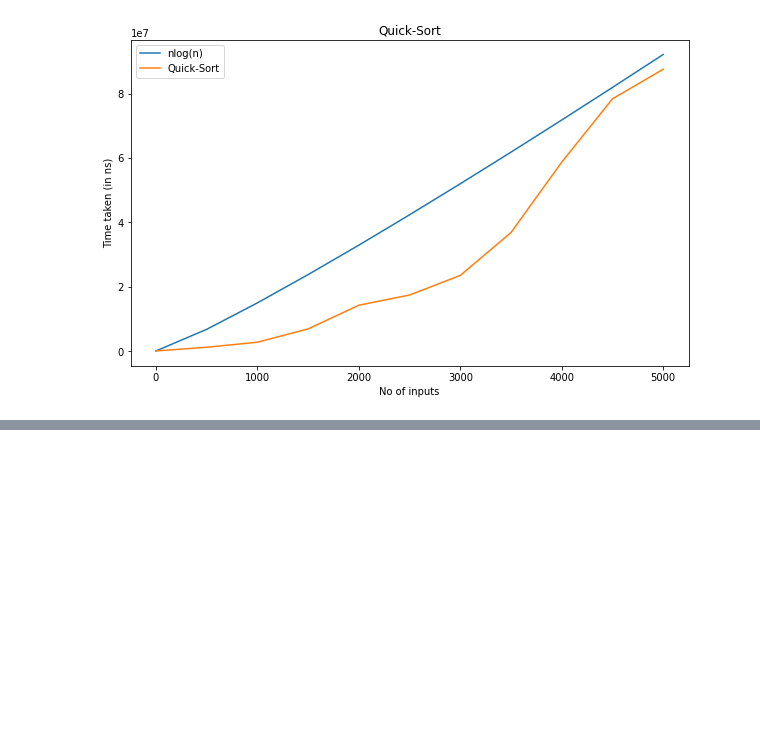
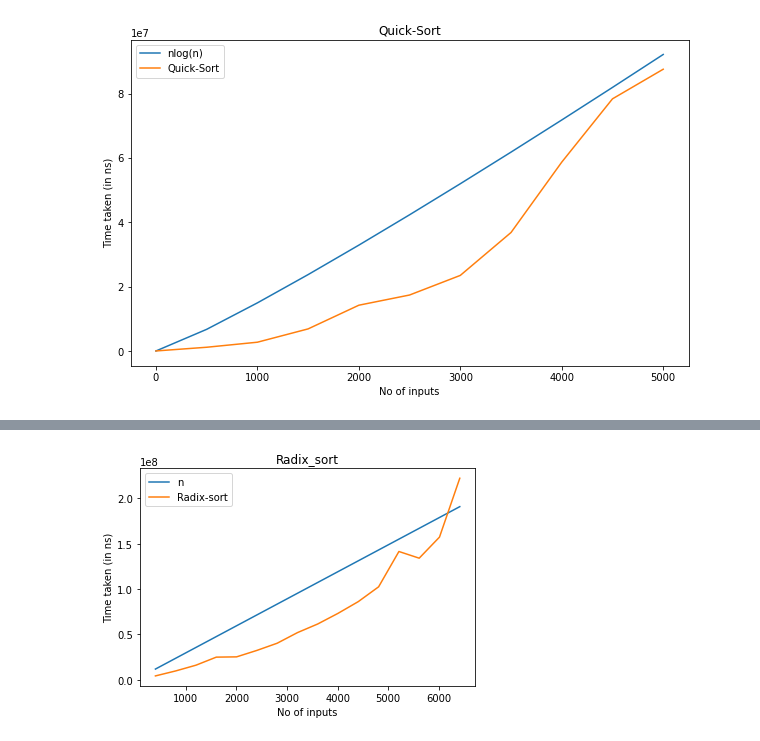
Before and after one commit to divyansh7271/Py, a Jupyter notebook: DAA_ASS/daa_pract4.ipynb, the cells around one changed output, grey strips where cells are left out. Cells and saved outputs as stored; diff of their text form; code cells hidden in the pictures; blank space fills up the shorter version.

```diff
--- a/DAA_ASS/daa_pract4.ipynb
+++ b/DAA_ASS/daa_pract4.ipynb
@@ -189,0 +261,84 @@ if __name__ == '__main__':
+# %%
+
+import time
+import matplotlib.pyplot as plt
+import random
+
+def countingSort(array,exp):
+    size = len(array)
+    output = [0] * size
+    mx = max(array) + 1
+    count = [0] * mx
+    # print(f"{mx} ->max and {size} ->size")
+
+    for i in range(0, size):
+        index = array[i] // exp
+        count[index % 10] += 1
+
+    for i in range(1, mx):
+        count[i] += count[i - 1]
+
+    i = size - 1
+    while i >= 0:
+        index = array[i]//exp
+        output[count[index%10] - 1] = array[i]
+        count[index%10] -= 1
+        i -= 1
+
+    i = 0
+    for i in range(0, size):
+        array[i] = output[i]
+
+
+def radixSort(arr):
+
+    # Find the maximum number to know number of digits
+    max1 = max(arr)
+
+    # Do counting sort for every digit. Note that instead
+    # of passing digit number, exp is passed. exp is 10^i
+    # where i is current digit number
+    exp = 1
+    while max1 / exp > 1:
+        countingSort(arr, exp)
+        exp *= 10
+
+
+if __name__ == '__main__':
+    array = []
+    exe_mer = []
+    c = []
+    for j in range(1,17):
+
+        with open('input.txt','w') as f:
+            for i in range(1,j*401):
+                f.write(str(random.randint(8*i,10*i)))
+                f.write("\n")
+
+        with open('input.txt','r') as f:
+            content = f.readlines()
+
+        count = 0
+
+        for val in content:
+            array.append(int(val))
+            count += 1
+
+        start = time.perf_counter_ns()
+        radixSort(array)
+        end = time.perf_counter_ns()
+
+        c.append(count)
+        exe_mer.append((end - start))
+
+
+    l = [x*29750 for x in c]
+    plt.plot(c,l)
+    plt.plot(c,exe_mer)
+    plt.xlabel('No of inputs')
+    plt.ylabel('Time taken (in ns)')
+    plt.legend(["n","Radix-sort"])
+    plt.title("Radix_sort")
+    plt.show()
+# %% [output]
+[figure, added]
```
Also changed, not shown: parts of 3 cells of this notebook, 9 other files.
